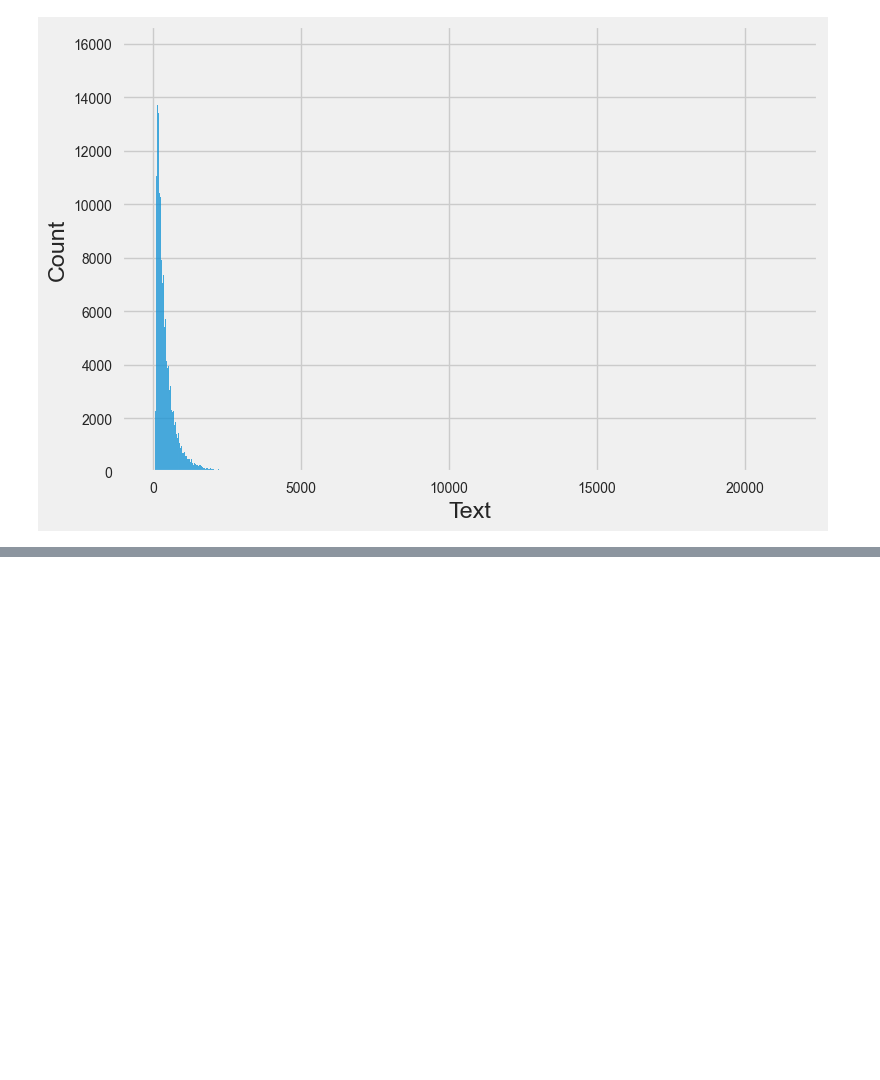
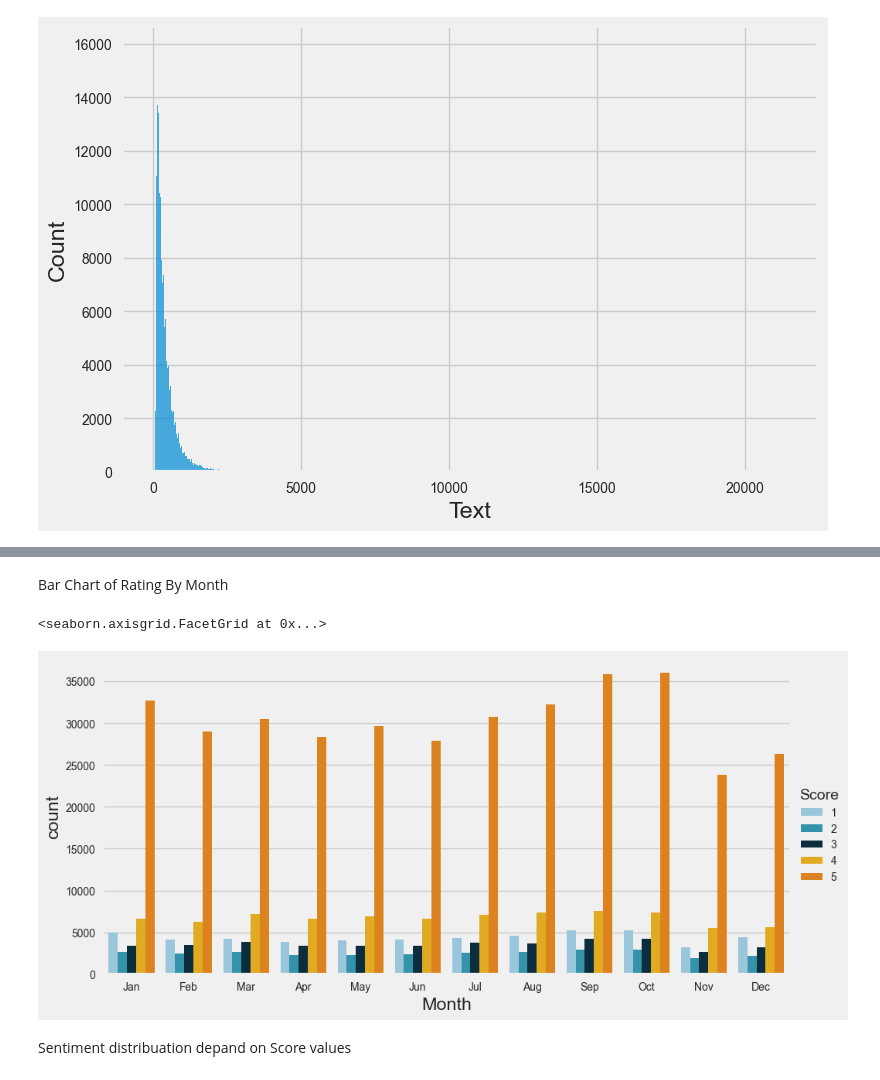
Before and after one commit to tinegaCollins/exp-w-sentiment-analysis-api, a Jupyter notebook: model/model.ipynb, the cells around one changed output, grey strips where cells are left out. Drawn from its saved outputs; the diff is of its cells as text; code cells hidden in the pictures; blank space fills up the shorter version.

```diff
--- a/model/model.ipynb
+++ b/model/model.ipynb
@@ -184,0 +224,11 @@ df['Text'].str.split().\
+# %% [markdown]
+Bar Chart of Rating By Month
+# %%
+g = sns.catplot(kind='count', x='Month',  hue='Score', data=df,palette=palette,ci=None, height=5, aspect=2)
+# set the labels
+g.set_xticklabels(["Jan", "Feb", "Mar", "Apr", "May", "Jun", "Jul","Aug", "Sep", "Oct", "Nov", "Dec"])
+# %% [output]
+<seaborn.axisgrid.FacetGrid at 0x...>
+[figure, added]
+# %% [markdown]
+Sentiment distribuation depand on Score values
```
Also changed, not shown: parts of 20 cells of this notebook.
